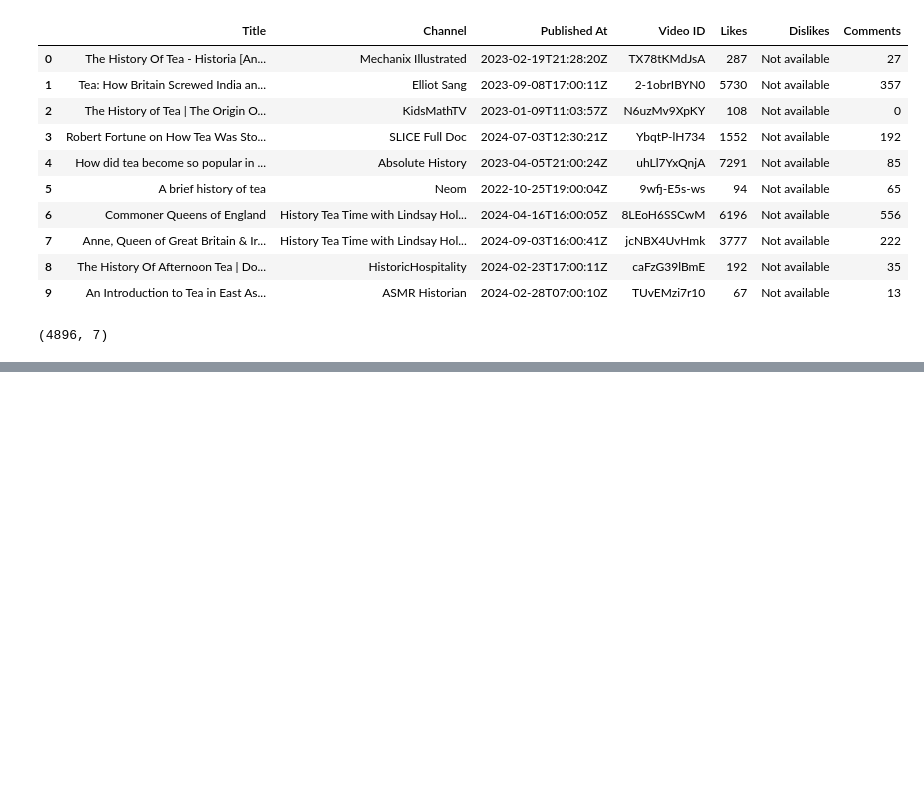
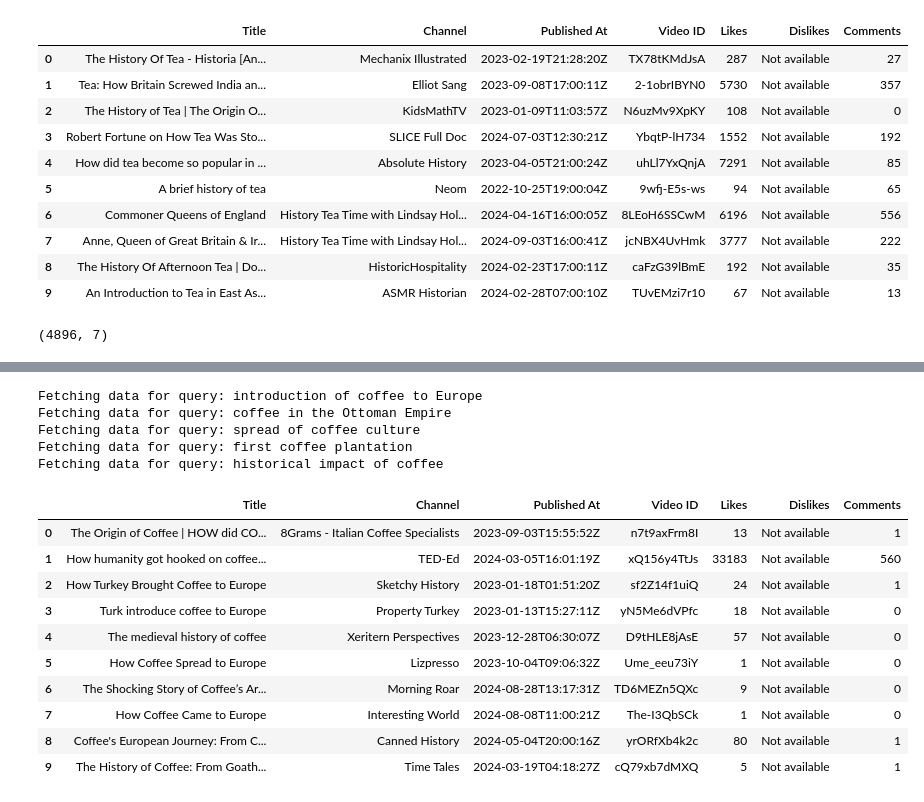
Before and after one commit to Milindi-Kodikara/MugLife, a Jupyter notebook: data_collection_yt.ipynb, the cells around one changed output, grey strips where cells are left out. Saved outputs shown, nothing was run; the diff lists cells and outputs as text; code cells hidden in the pictures; blank space fills up the shorter version.

```diff
--- a/data_collection_yt.ipynb
+++ b/data_collection_yt.ipynb
@@ -152,0 +198,27 @@ df_tea.to_csv('final_tea_data.csv', index=False)
+# %%
+# Collect data for each query
+final_data_coffee2 = pd.DataFrame()
+for query in search_queries_coffee2:
+    print(f"Fetching data for query: {query}")
+    data_df = fetch_videos(query, max_results=1000, days_back=730)
+    final_data_coffee2 = pd.concat([final_data_coffee2, data_df], ignore_index=True)
+# %% [output]
+Fetching data for query: introduction of coffee to Europe
+Fetching data for query: coffee in the Ottoman Empire
+Fetching data for query: spread of coffee culture
+Fetching data for query: first coffee plantation
+Fetching data for query: historical impact of coffee
+# %%
+final_data_coffee2.head(10)
+# %% [output]
+|  | Title | Channel | Published At | Video ID | Likes | Dislikes | Comments |
+| 0 | The Origin of Coffee | HOW did CO... | 8Grams - Italian Coffee Specialists | 2023-09-03T15:55:52Z | n7t9axFrm8I | 13 | Not available | 1 |
+| 1 | How humanity got hooked on coffee... | TED-Ed | 2024-03-05T16:01:19Z | xQ156y4TtJs | 33183 | Not available | 560 |
+| 2 | How Turkey Brought Coffee to Europe | Sketchy History | 2023-01-18T01:51:20Z | sf2Z14f1uiQ | 24 | Not available | 1 |
+| 3 | Turk introduce coffee to Europe | Property Turkey | 2023-01-13T15:27:11Z | yN5Me6dVPfc | 18 | Not available | 0 |
+| 4 | The medieval history of coffee | Xeritern Perspectives | 2023-12-28T06:30:07Z | D9tHLE8jAsE | 57 | Not available | 0 |
+| 5 | How Coffee Spread to Europe | Lizpresso | 2023-10-04T09:06:32Z | Ume_eeu73iY | 1 | Not available | 0 |
+| 6 | The Shocking Story of Coffee’s Ar... | Morning Roar | 2024-08-28T13:17:31Z | TD6MEZn5QXc | 9 | Not available | 0 |
+| 7 | How Coffee Came to Europe | Interesting World | 2024-08-08T11:00:21Z | The-I3QbSCk | 1 | Not available | 0 |
+| 8 | Coffee's European Journey: From C... | Canned History | 2024-05-04T20:00:16Z | yrORfXb4k2c | 80 | Not available | 1 |
+| 9 | The History of Coffee: From Goath... | Time Tales | 2024-03-19T04:18:27Z | cQ79xb7dMXQ | 5 | Not available | 1 |
```
Also changed, not shown: parts of 11 cells of this notebook, 2 other files.
